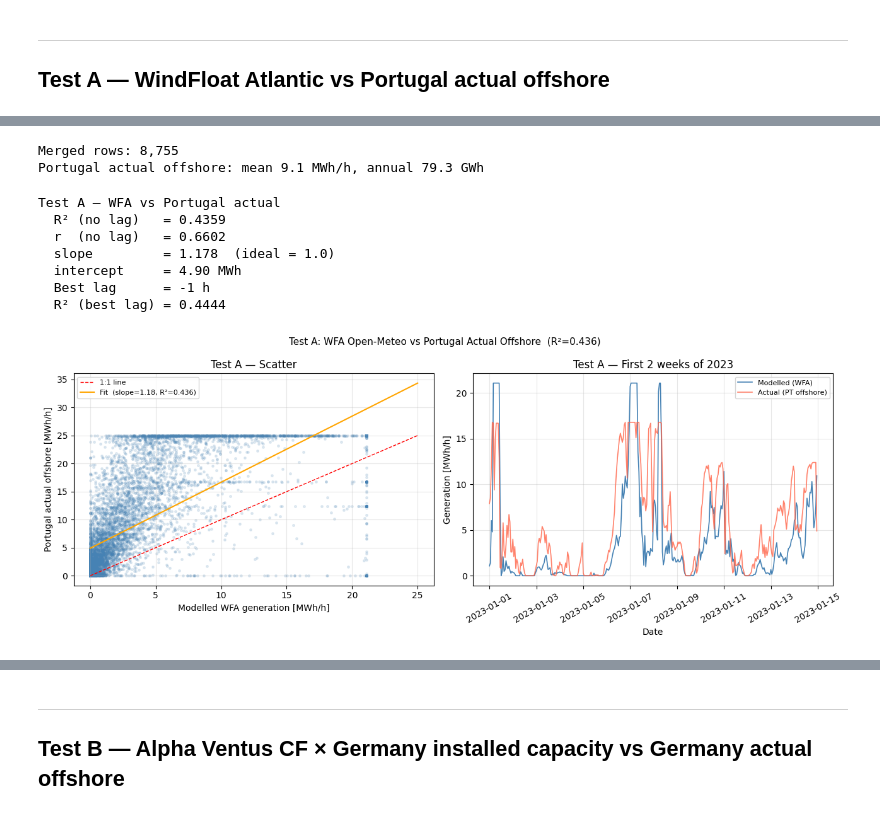
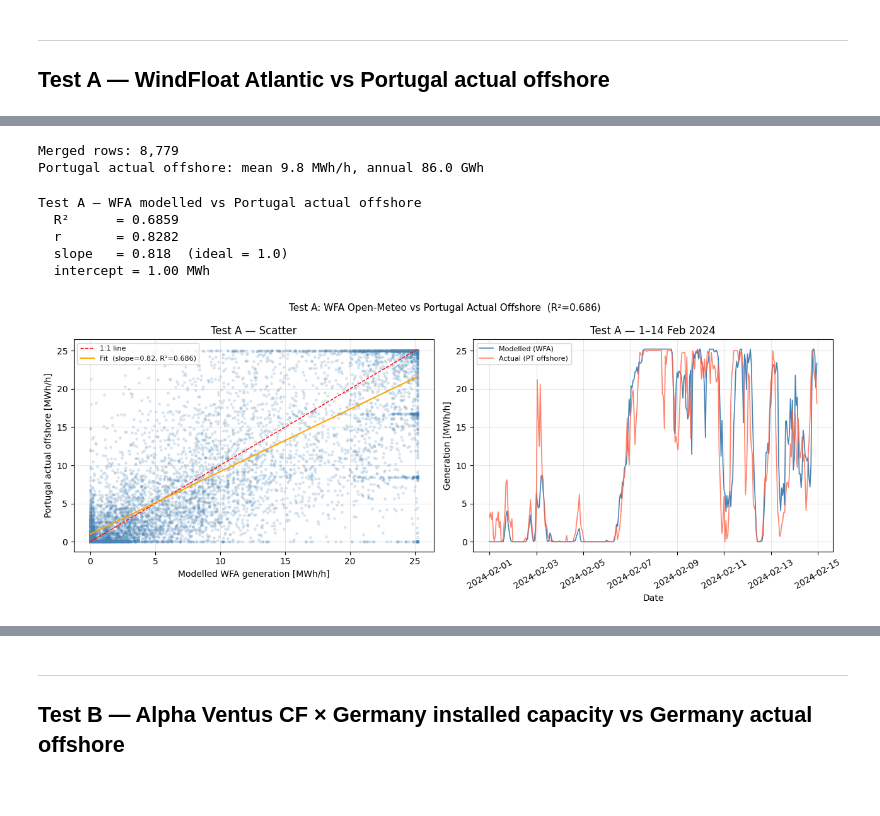
Before and after one commit to gitsome-82/MEGE-Thesis-Offshore, a Jupyter notebook: 3. system model/3.2 system model v2/notebooks/validate_wind_data.ipynb, the cells around one changed output, grey strips where cells are left out. Drawn from its saved outputs; the diff is of its cells as text; code cells hidden in the pictures.

```diff
--- a/3. system model/3.2 system model v2/notebooks/validate_wind_data.ipynb
+++ b/3. system model/3.2 system model v2/notebooks/validate_wind_data.ipynb
@@ -14,7 +14,7 @@ reproduce real measured offshore generation.
 Test A is the tightest check: WFA is Portugal's **only** offshore wind farm, so the comparison is 1:1.
 Test B is looser (one met mast representing ~8 GW spread across the German Bight) but still useful as a sanity check.
 # %%
-import sys
+import sys, importlib
 from pathlib import Path
 
 import numpy as np
@@ -28,7 +28,11 @@ MODEL_ROOT = Path().resolve().parent          # …/3.2 system model v2/
 if str(MODEL_ROOT) not in sys.path:
     sys.path.insert(0, str(MODEL_ROOT))
 
-from src.models.generation import power_curve_parametric, extrapolate_wind_speed
+# Force reload so updated generation.py is picked up without kernel restart
+import src.models.generation as _gen_mod
+importlib.reload(_gen_mod)
+from src.models.generation import power_curve_parametric, power_curve_v164, extrapolate_wind_speed
+
 from src.data.loaders import (
     load_alpha_ventus_wind,
     load_frauenhofer,
@@ -36,7 +40,7 @@ from src.data.loaders import (
     load_capacity_all,
 )
 
-YEAR = 2023
+YEAR = 2024
 print('Imports OK')
 # %% [output]
 Imports OK
@@ -77,18 +81,13 @@ Wind speed: mean 6.23 m/s, max 22.5 m/s
 # ── Vestas V164-8.4 MW turbine specs (WFA) ────────────────────────────────
 # 3 turbines × 8.4 MW = 25.2 MW gross nameplate
 WFA_CAPACITY_MW = 25.2
-
-# Rated speed at 13 m/s was over-saturating (too many CF=1 hours).
-# Use a more conservative rated speed and explicit availability/loss factors.
-CUT_IN, RATED, CUT_OUT = 3.5, 14.0, 25.0
+RATED = 14.0   # m/s — kept for reference in table output
 HUB_HEIGHT = 110.0
 REF_HEIGHT = 100.0
 Z0 = 0.0002   # open sea roughness
 
-# Aggregate losses: availability * wake/electrical/other
-WFA_AVAILABILITY = 0.93
-WFA_NET_LOSS_FACTOR = 0.90
-WFA_EFFECTIVE_CAPACITY_MW = WFA_CAPACITY_MW * WFA_AVAILABILITY * WFA_NET_LOSS_FACTOR
+# Use nameplate capacity directly. ENTSO-E data already includes all real losses.
+WFA_EFFECTIVE_CAPACITY_MW = WFA_CAPACITY_MW
 
 # Height-correct wind speed: 100 m -> 110 m hub
 v_hub = extrapolate_wind_speed(
@@ -96,13 +95,14 @@ v_hub = extrapolate_wind_speed(
     z_ref=REF_HEIGHT, z_hub=HUB_HEIGHT, z0=Z0
 )
 
-# Capacity factor from parametric power curve
-cf = power_curve_parametric(v_hub, cut_in_ms=CUT_IN, rated_speed_ms=RATED, cut_out_ms=CUT_OUT)
+# Use tabulated V164-8.4 MW power curve (replaces inaccurate cubic parametric)
+cf = power_curve_v164(v_hub)
 
+wfa_wind["wind_speed_hub_ms"] = v_hub
 wfa_wind["cf"] = cf
-wfa_wind["modelled_mwh"] = cf * WFA_EFFECTIVE_CAPACITY_MW  # net MWh per hour
+wfa_wind["modelled_mwh"] = cf * WFA_EFFECTIVE_CAPACITY_MW
 
 print(f"Mean CF: {cf.mean()*100:.1f}%")
-print(f"Effective capacity used: {WFA_EFFECTIVE_CAPACITY_MW:.2f} MW")
+print(f"Nameplate capacity used: {WFA_EFFECTIVE_CAPACITY_MW:.2f} MW")
 print(f"Annual modelled generation: {wfa_wind.modelled_mwh.sum()/1e3:.1f} GWh")
 # %% [output]
@@ -137,8 +137,8 @@ print(f"Merged rows: {len(merged_a):,}")
 print(f"Portugal actual offshore: mean {merged_a.generation_mwh.mean():.1f} MWh/h, "
       f"annual {merged_a.generation_mwh.sum()/1e3:.1f} GWh")
 # %% [output]
-Merged rows: 8,755
-Portugal actual offshore: mean 9.1 MWh/h, annual 79.3 GWh
+Merged rows: 8,779
+Portugal actual offshore: mean 9.8 MWh/h, annual 86.0 GWh
 # %%
 # ── Correlation & R² — Test A ─────────────────────────────────────────────
 x_a = merged_a["modelled_mwh"].values
@@ -147,62 +147,52 @@ y_a = merged_a["generation_mwh"].values
 slope_a, intercept_a, r_a, p_a, _ = stats.linregress(x_a, y_a)
 r2_a = r_a**2
 
-# Diagnose possible timing mismatch: test lags from -24h to +24h
-lag_scan_a = []
-for lag in range(-24, 25):
-    r_lag = merged_a["modelled_mwh"].shift(lag).corr(merged_a["generation_mwh"])
-    lag_scan_a.append((lag, r_lag))
-
-best_lag_a, best_r_a = max(lag_scan_a, key=lambda x: abs(x[1]) if pd.notna(x[1]) else -1)
-best_r2_a = best_r_a**2 if pd.notna(best_r_a) else np.nan
-
-print("Test A — WFA vs Portugal actual")
-print(f"  R² (no lag)   = {r2_a:.4f}")
-print(f"  r  (no lag)   = {r_a:.4f}")
-print(f"  slope         = {slope_a:.3f}  (ideal = 1.0)")
-print(f"  intercept     = {intercept_a:.2f} MWh")
-print(f"  Best lag      = {best_lag_a:+d} h")
-print(f"  R² (best lag) = {best_r2_a:.4f}")
+print("Test A — WFA modelled vs Portugal actual offshore")
+print(f"  R²      = {r2_a:.4f}")
+print(f"  r       = {r_a:.4f}")
+print(f"  slope   = {slope_a:.3f}  (ideal = 1.0)")
+print(f"  intercept = {intercept_a:.2f} MWh")
 # %% [output]
-Test A — WFA vs Portugal actual
-  R² (no lag)   = 0.4359
-  r  (no lag)   = 0.6602
-  slope         = 1.178  (ideal = 1.0)
-  intercept     = 4.90 MWh
-  Best lag      = -1 h
-  R² (best lag) = 0.4444
+Test A — WFA modelled vs Portugal actual offshore
+  R²      = 0.6859
+  r       = 0.8282
+  slope   = 0.818  (ideal = 1.0)
+  intercept = 1.00 MWh
 # %%
 # ── Plot Test A ───────────────────────────────────────────────────────────
+PLOT_START = f"{YEAR}-02-01"
+PLOT_END   = f"{YEAR}-02-15"
+
 fig, axes = plt.subplots(1, 2, figsize=(13, 5))
 
 # Scatter
 ax = axes[0]
 ax.scatter(x_a, y_a, alpha=0.15, s=6, color='steelblue')
 xlim = max(x_a.max(), y_a.max())
 ax.plot([0, xlim], [0, xlim], 'r--', lw=1, label='1:1 line')
 fit_x = np.linspace(0, xlim, 100)
 ax.plot(fit_x, slope_a * fit_x + intercept_a, 'orange', lw=1.5,
         label=f'Fit  (slope={slope_a:.2f}, R²={r2_a:.3f})')
 ax.set_xlabel('Modelled WFA generation [MWh/h]')
 ax.set_ylabel('Portugal actual offshore [MWh/h]')
 ax.set_title('Test A — Scatter')
 ax.legend(fontsize=8)
 ax.grid(True, alpha=0.3)
 
-# Time series — first 2 weeks
+# Time series — first 2 weeks of February
 ax = axes[1]
-subset = merged_a.head(24*14)
+subset = merged_a[(merged_a['timestamp'] >= PLOT_START) & (merged_a['timestamp'] < PLOT_END)].copy()
 ax.plot(subset['timestamp'], subset['modelled_mwh'], label='Modelled (WFA)', color='steelblue', lw=1.2)
 ax.plot(subset['timestamp'], subset['generation_mwh'], label='Actual (PT offshore)', color='tomato', lw=1.2, alpha=0.8)
 ax.set_xlabel('Date')
 ax.set_ylabel('Generation [MWh/h]')
-ax.set_title('Test A — First 2 weeks of 2023')
+ax.set_title(f'Test A — 1–14 Feb {YEAR}')
 ax.legend(fontsize=8)
 ax.grid(True, alpha=0.3)
 plt.xticks(rotation=30)
 
 fig.suptitle(f'Test A: WFA Open-Meteo vs Portugal Actual Offshore  (R²={r2_a:.3f})', fontsize=11)
 plt.tight_layout()
 plt.show()
 # %% [output]
-[figure, old version]
+[figure, new version]
```
Also changed, not shown: parts of 6 cells of this notebook, 9 other files.
